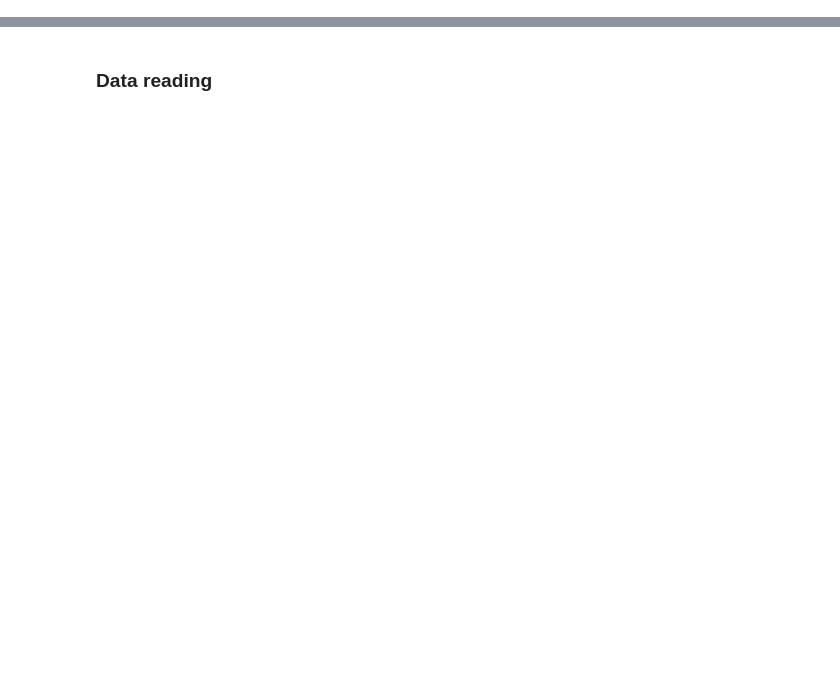
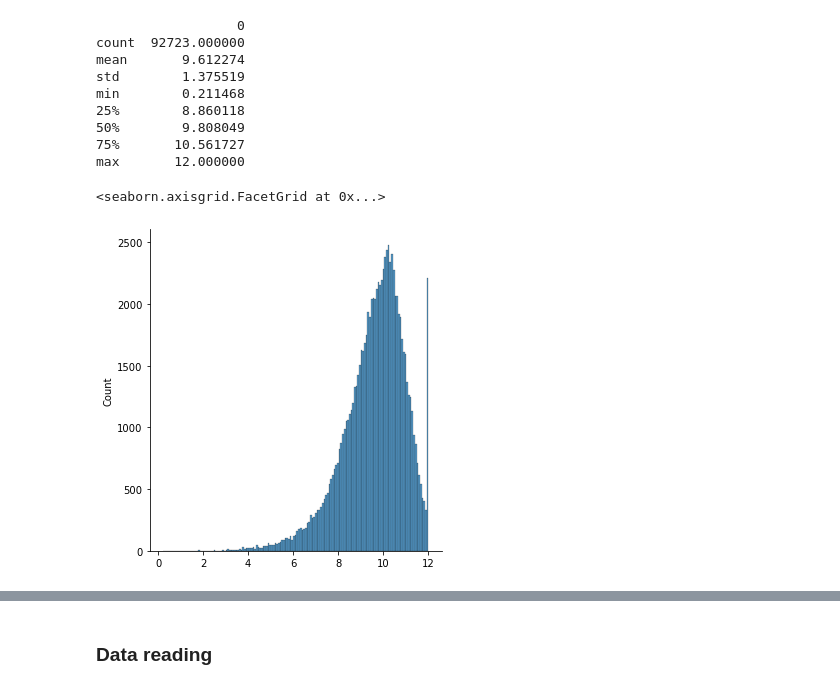
Before and after one commit to abarbieu/music-recommender, a Jupyter notebook: music-recommender.ipynb, the cells around one changed output, grey strips where cells are left out. Saved outputs shown, nothing was run; the diff lists cells and outputs as text; code cells hidden in the pictures; blank space fills up the shorter version.

```diff
--- a/music-recommender.ipynb
+++ b/music-recommender.ipynb
@@ -7,0 +54,30 @@ import seaborn
+# %%
+scrobsdf = pd.read_csv("./data/lastfm_user_scrobbles.csv")
+scrobs = sparse.lil_matrix((max(scrobsdf["user_id"])+1, max(scrobsdf["artist_id"])+1)) # 0 indexing
+scrobs[scrobsdf["user_id"], scrobsdf["artist_id"]] = scrobsdf["scrobbles"]
+scrobs = scrobs.tocsr()
+
+def unskew(scrobs):
+#     denom_max = np.repeat(scrobs.sum(axis=1).A, scrobs.getnnz(axis=1))
+#     return scrobs.data/denom_max
+
+    denom_max = np.repeat(scrobs.max(axis=1).A, scrobs.getnnz(axis=1))
+    denom_min = np.repeat(scrobs.min(axis=1).A, scrobs.getnnz(axis=1))
+    return (scrobs.data - denom_min)/(denom_max - denom_min)
+
+scrobs.data = unskew(scrobs)
+scrobs.data=np.log(scrobs.data) + 12
+print(pd.DataFrame(scrobs.data).describe())
+sns.displot((scrobs.data))
+# %% [output]
+                  0
+count  92723.000000
+mean       9.612274
+std        1.375519
+min        0.211468
+25%        8.860118
+50%        9.808049
+75%       10.561727
+max       12.000000
+<seaborn.axisgrid.FacetGrid at 0x...>
+[figure, added]
```
Also changed, not shown: parts of 24 cells of this notebook.
